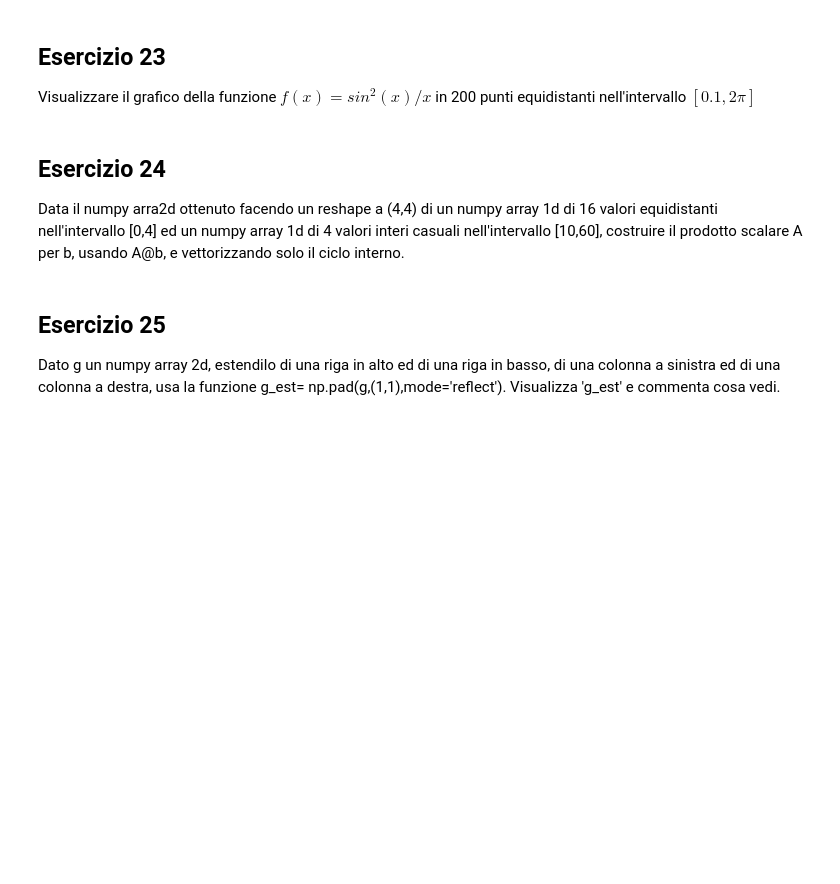
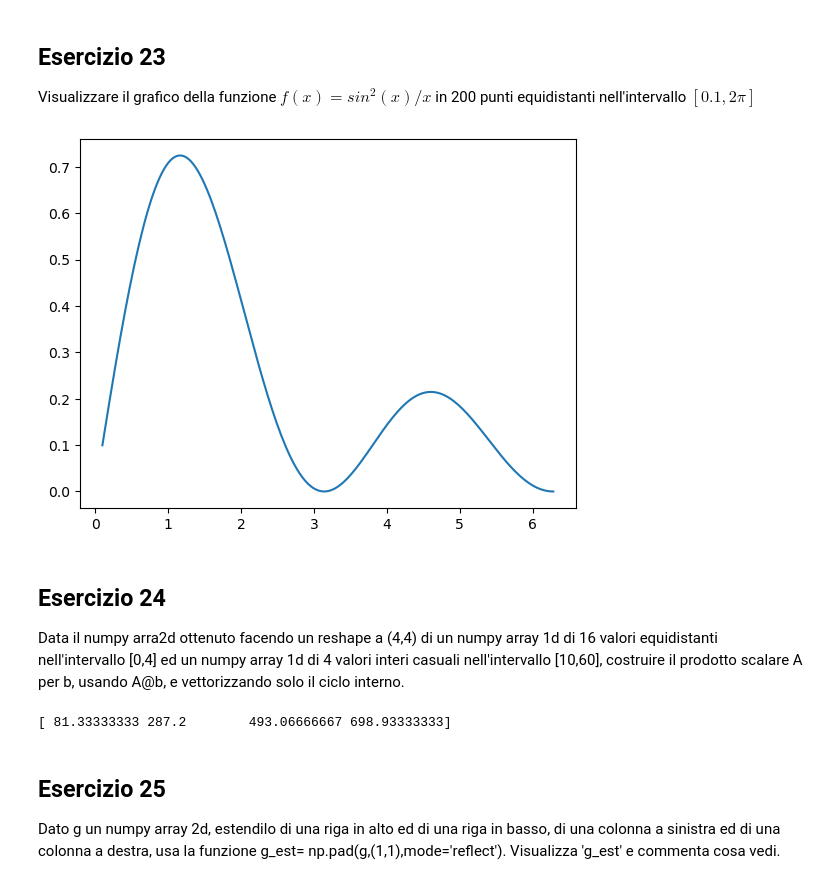
Before and after one commit to FireSoul04/unibo_projects, a Jupyter notebook: numerical_methods/exercises/Esercitazione3_numpy2.ipynb, the cells around one changed output. Drawn from its saved outputs; the diff is of its cells as text; code cells hidden in the pictures; blank space fills up the shorter version.

```diff
--- a/numerical_methods/exercises/Esercitazione3_numpy2.ipynb
+++ b/numerical_methods/exercises/Esercitazione3_numpy2.ipynb
@@ -284,12 +460,28 @@ dato il numpy array 2d G=np.linspace(0,10,20).reshape(-1,4), scambia in G la sec
 # %% [markdown]
 ## Esercizio 23
 Visualizzare il grafico della funzione $f(x)=sin^2(x)/x$ in 200 punti equidistanti nell'intervallo $[0.1,2\pi]$
+# %%
+import matplotlib.pyplot as plt
+
+f = lambda x: np.sin(x)**2/x
+x = np.linspace(0.1, 2*np.pi, 200)
+
+plt.plot(x, f(x))
+plt.show()
+# %% [output]
+[figure, added]
 # %% [markdown]
 ## Esercizio 24
 
 Data il numpy arra2d ottenuto facendo un reshape a (4,4) di un numpy array 1d di 16 valori equidistanti nell'intervallo [0,4]
 ed un numpy array 1d di 4 valori  interi casuali nell'intervallo [10,60], costruire il prodotto scalare A per b,
 usando A@b, e vettorizzando solo il ciclo interno.
+# %%
+a = np.linspace(0, 4, 16).reshape(4, 4)
+b = np.random.randint(10, 61, 4)
+print(a@b)
+# %% [output]
+[ 81.33333333 287.2        493.06666667 698.93333333]
 # %% [markdown]
 ## Esercizio 25
 Dato g un numpy array 2d, estendilo di una riga in alto ed di una riga in basso, di una colonna a sinistra ed di una colonna a destra, usa la funzione g_est= np.pad(g,(1,1),mode='reflect'). Visualizza 'g_est' e commenta cosa vedi.
```
Also changed, not shown: parts of 12 cells of this notebook, 8 other files.
